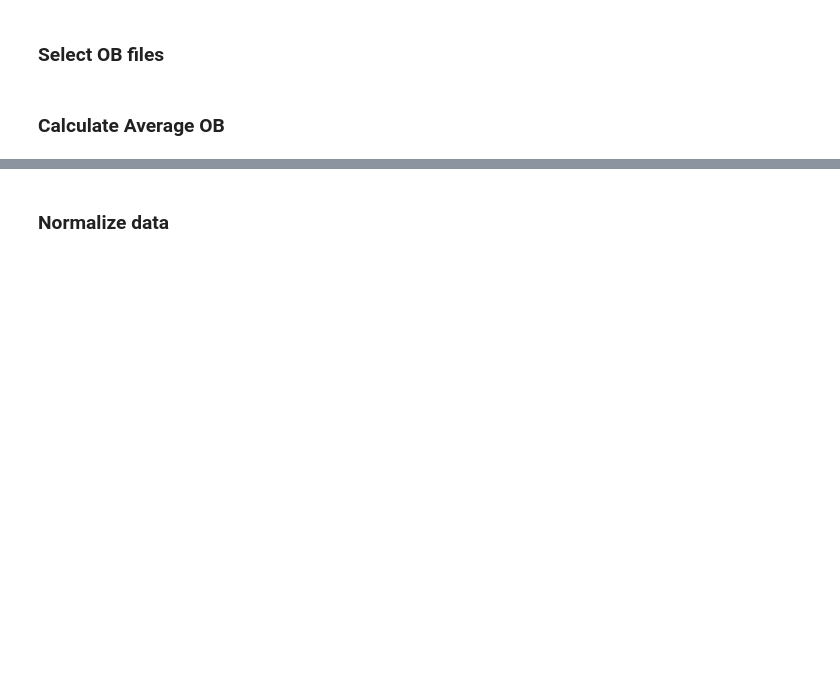
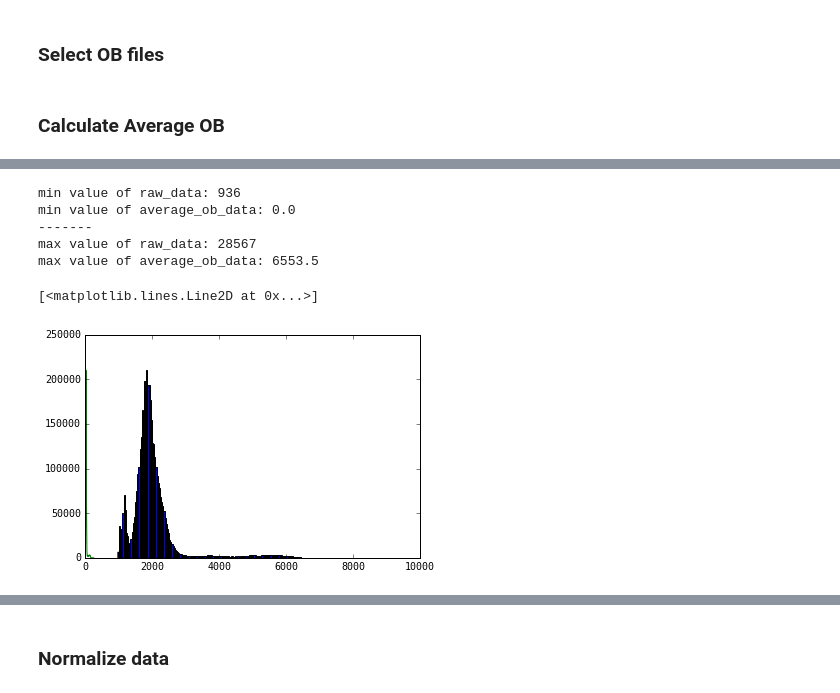
Before and after one commit to JeanBilheux/IPTS_12534, a Jupyter notebook: notebooks/normalization_by_ob.ipynb, the cells around one changed output, grey strips where cells are left out. Saved outputs shown, nothing was run; the diff lists cells and outputs as text; code cells hidden in the pictures; blank space fills up the shorter version.

```diff
--- a/notebooks/normalization_by_ob.ipynb
+++ b/notebooks/normalization_by_ob.ipynb
@@ -92,0 +114,20 @@ ax_img2.set_title("first ob")
+# %%
+print("min value of raw_data: {}".format(np.min(raw_data[3])))
+print("min value of average_ob_data: {}".format(np.min(average_ob_data)))
+print("-------")
+print("max value of raw_data: {}".format(np.max(raw_data[3])))
+print("max value of average_ob_data: {}".format(np.max(average_ob_data)))
+# %% [output]
+min value of raw_data: 936
+min value of average_ob_data: 0.0
+-------
+max value of raw_data: 28567
+max value of average_ob_data: 6553.5
+# %%
+_histo_raw = plt.hist(raw_data[0].flatten(), bins=256)
+#_histo_ob = plt.hist(average_ob_data.flatten(), bins=256, c='r')
+plt.plot(_histo_raw[0])
+#plt.plot(_histo_ob[0])
+# %% [output]
+[<matplotlib.lines.Line2D at 0x...>]
+[figure, added]
```
Also changed, not shown: parts of 13 cells of this notebook.
